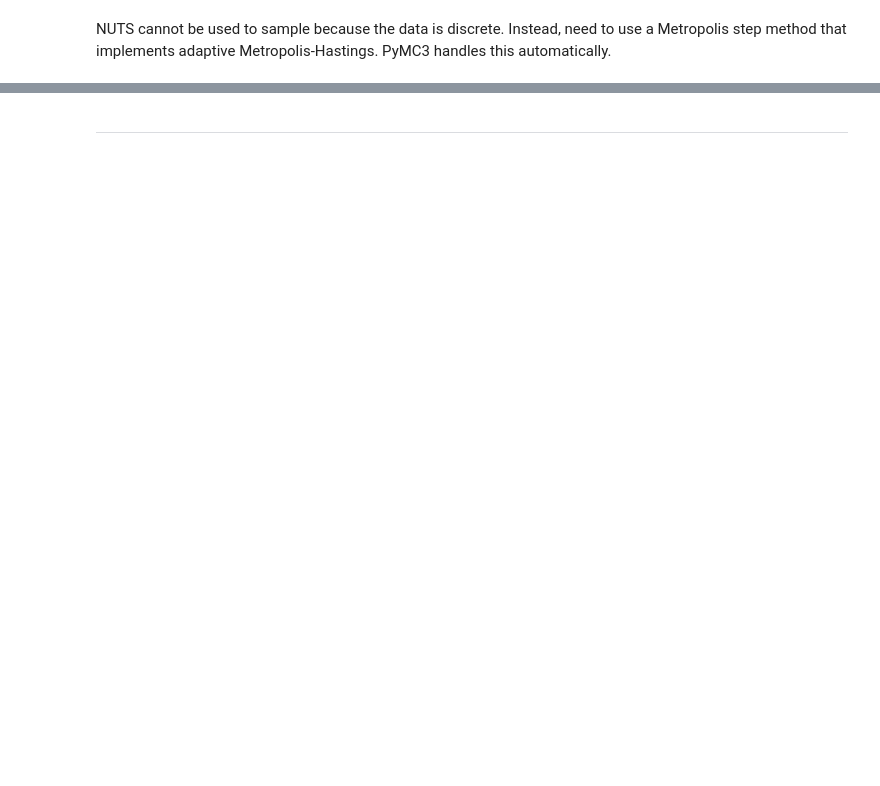
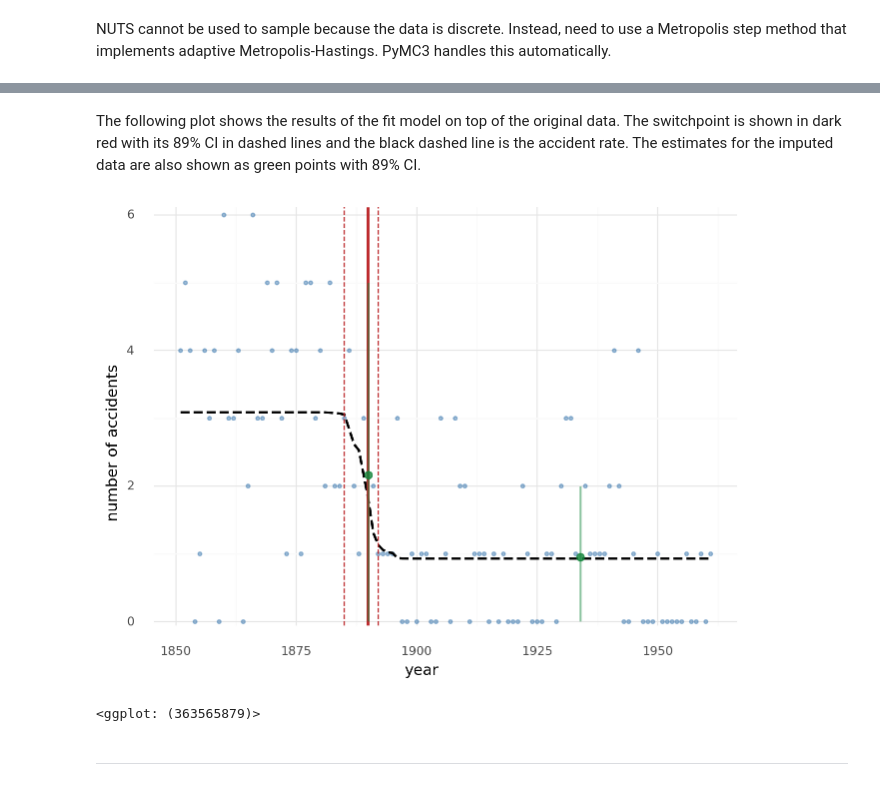
Before and after one commit to jhrcook/pymc3-tutorials, a Jupyter notebook: 001_getting-started-with-pymc3.ipynb, the cells around one changed output, grey strips where cells are left out. Saved outputs shown, nothing was run; the diff lists cells and outputs as text; code cells hidden in the pictures; blank space fills up the shorter version.

```diff
--- a/001_getting-started-with-pymc3.ipynb
+++ b/001_getting-started-with-pymc3.ipynb
@@ -273,3 +352,63 @@ with disaster_model:
+# %% [markdown]
+The following plot shows the results of the fit model on top of the original data.
+The switchpoint is shown in dark red with its 89% CI in dashed lines and the black dashed line is the accident rate.
+The estimates for the imputed data are also shown as green points with 89% CI.
+# %%
+# Switchpoint summary stats.
+switchpoint_mean = trace["switchpoint"].mean()
+switchpoint_hdi = az.hdi(trace["switchpoint"], hdi_prob=0.89)
+
+# Accident rate over all years.
+average_disasters = np.zeros_like(disasters_data.n_disasters, dtype="float")
+for i, year in enumerate(disasters_data.year):
+    idx = year < trace["switchpoint"]
+    average_disasters[i] = np.mean(
+        np.where(idx, trace["early_rate"], trace["late_rate"])
+    )
+
+average_disasters_df = pd.DataFrame(
+    {"avg_disasters": average_disasters, "year": disasters_data.year}
+)
+
+# Imputed data summary.
+disaster_impute_summary = az.summary(
+    trace, var_names="disasters_missing", hdi_prob=0.89, kind="stats"
+)
+disaster_impute_summary["year"] = disasters_data[
+    disasters_data.n_disasters.isna()
+].year.values
+
+# Plotting
+switchpoint_color = "#BC272A"
+impute_color = "#12853B"
+(
+    gg.ggplot(disasters_data, gg.aes(x="year"))
+    + gg.geom_point(gg.aes(y="n_disasters"), color="#3F7BB1", size=1, alpha=0.5)
+    + gg.geom_line(
+        gg.aes(y="avg_disasters"), data=average_disasters_df, linetype="--", size=1
+    )
+    + gg.geom_vline(xintercept=switchpoint_hdi, linetype="--", color=switchpoint_color)
+    + gg.geom_vline(xintercept=switchpoint_mean, color=switchpoint_color, size=1)
+    + gg.geom_linerange(
+        gg.aes(ymin="hdi_5.5%", ymax="hdi_94.5%"),
+        data=disaster_impute_summary,
+        color=impute_color,
+        size=0.8,
+        alpha=0.5,
+    )
+    + gg.geom_point(
+        gg.aes(y="mean"),
+        data=disaster_impute_summary,
+        color=impute_color,
+        size=2.5,
+        alpha=0.8,
+    )
+    + gg.scale_y_continuous(expand=(0.01, 0, 0.02, 0))
+    + gg.labs(x="year", y="number of accidents")
+)
+# %% [output]
+[figure, added]
+<ggplot: (363565879)>
 # %% [markdown]
 ---
 # %%
```
Also changed, not shown: parts of 16 cells of this notebook.
